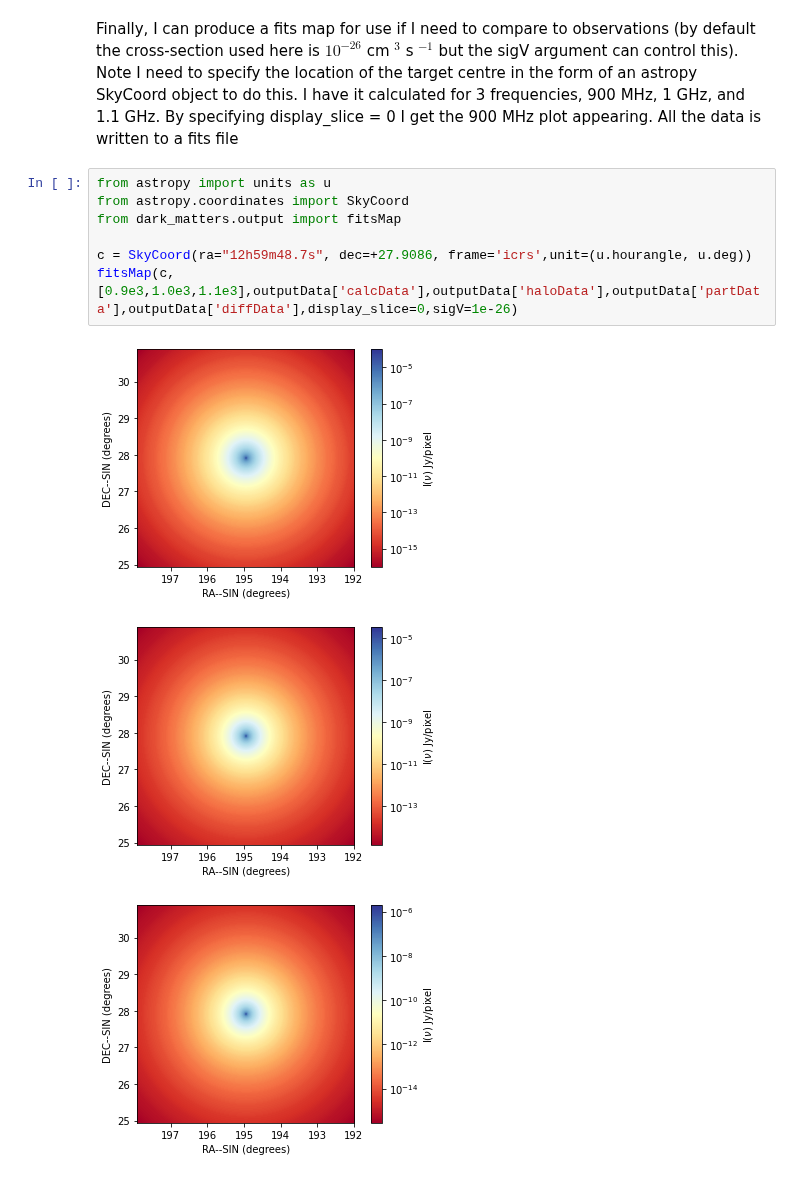
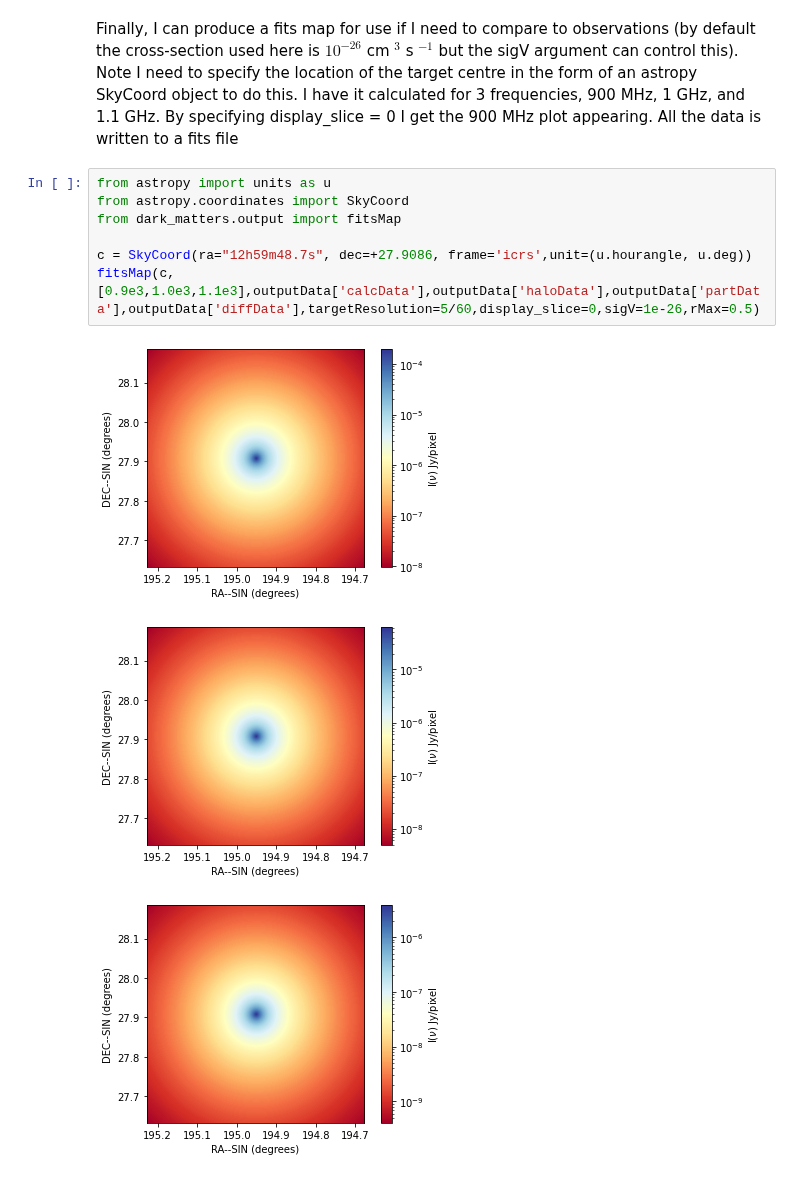
Before and after one commit to Hyperthetical/DarkMatters, a Jupyter notebook: example_coma_cluster.ipynb, the cells around one changed output. Cells and saved outputs as stored; diff of their text form.

```diff
--- a/example_coma_cluster.ipynb
+++ b/example_coma_cluster.ipynb
@@ -72,11 +69,11 @@ Finally, I can produce a fits map for use if I need to compare to observations (
 # %%
 from astropy import units as u
 from astropy.coordinates import SkyCoord
 from dark_matters.output import fitsMap
 
 c = SkyCoord(ra="12h59m48.7s", dec=+27.9086, frame='icrs',unit=(u.hourangle, u.deg))
-fitsMap(c,[0.9e3,1.0e3,1.1e3],outputData['calcData'],outputData['haloData'],outputData['partData'],outputData['diffData'],display_slice=0,sigV=1e-26)
+fitsMap(c,[0.9e3,1.0e3,1.1e3],outputData['calcData'],outputData['haloData'],outputData['partData'],outputData['diffData'],targetResolution=5/60,display_slice=0,sigV=1e-26,rMax=0.5)
 # %% [output]
-[figure, old version]
+[figure, new version]
-[figure, old version]
+[figure, new version]
-[figure, old version]
+[figure, new version]
```
Also changed, not shown: parts of 1 cell of this notebook, 1 other file.
